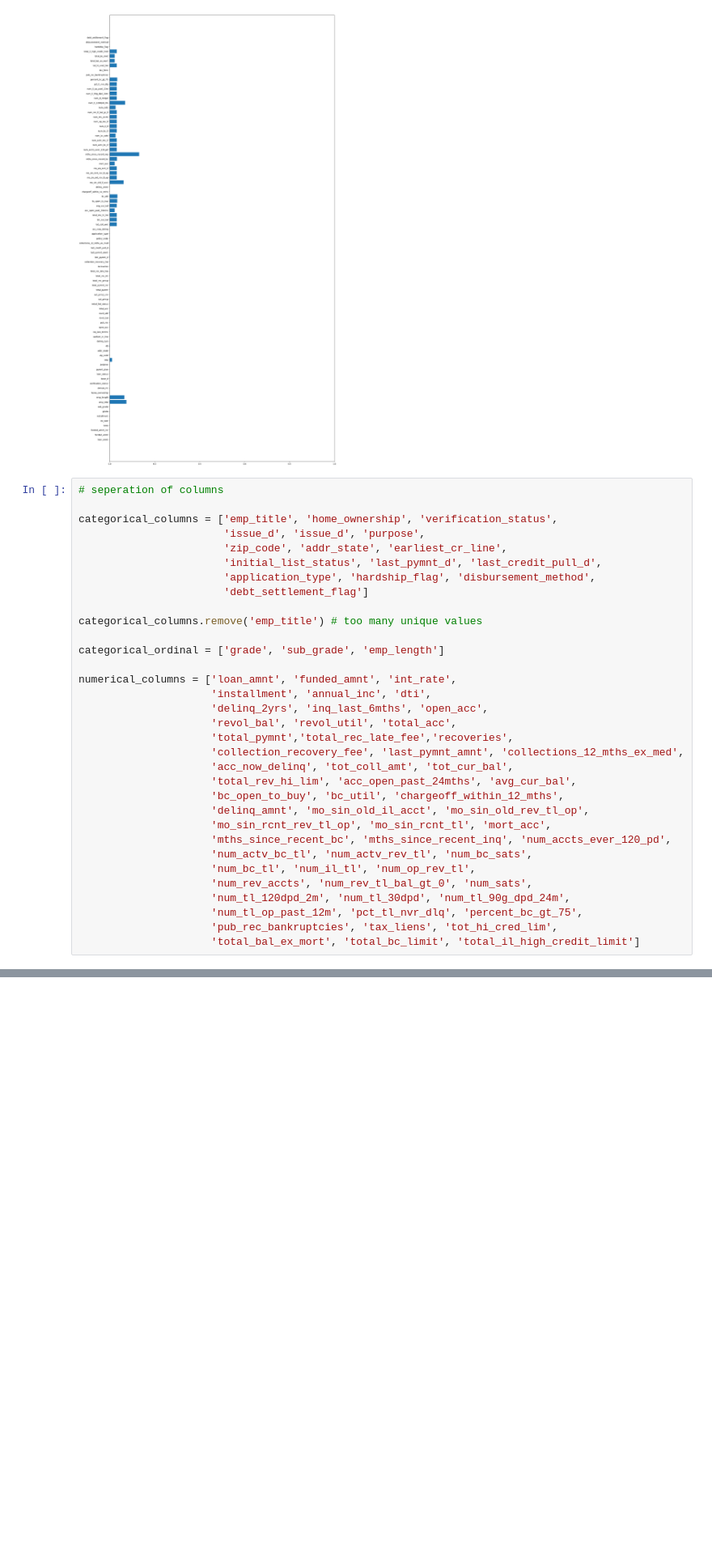
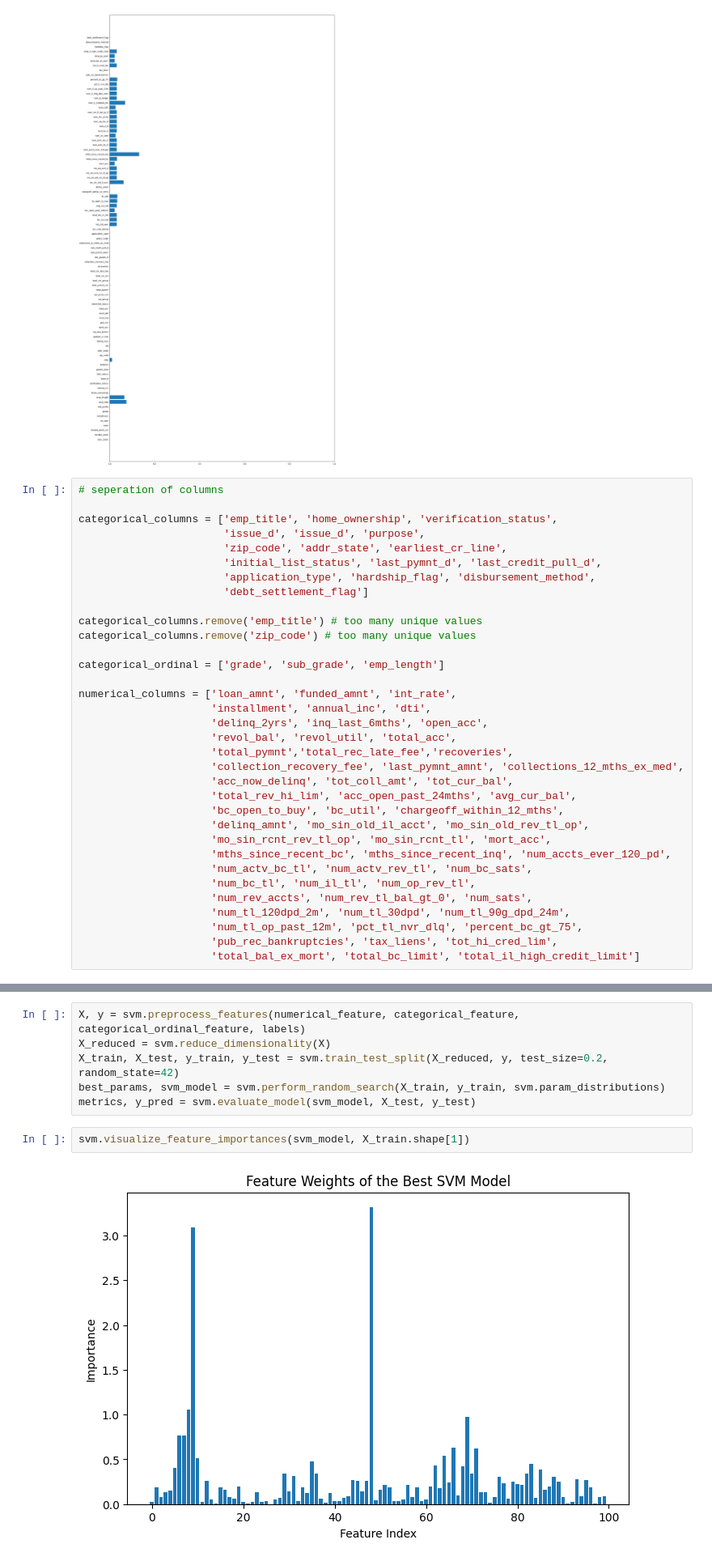
Before and after one commit to acnelexh/Lending_Club_Loan_Prediction, a Jupyter notebook: data.ipynb, the cells around one changed output, grey strips where cells are left out. Shown at 81% size. Cells and saved outputs as stored; diff of their text form; blank space fills up the shorter version.

```diff
--- a/data.ipynb
+++ b/data.ipynb
@@ -80,6 +80,7 @@ categorical_columns = ['emp_title', 'home_ownership', 'verification_status',
                        'debt_settlement_flag']
 
 categorical_columns.remove('emp_title') # too many unique values
+categorical_columns.remove('zip_code') # too many unique values
 
 categorical_ordinal = ['grade', 'sub_grade', 'emp_length']
 
@@ -171,0 +181,10 @@ categorical ordinal feature shape:  (1306356, 3)
+# %%
+X, y = svm.preprocess_features(numerical_feature, categorical_feature, categorical_ordinal_feature, labels)
+X_reduced = svm.reduce_dimensionality(X)
+X_train, X_test, y_train, y_test = svm.train_test_split(X_reduced, y, test_size=0.2, random_state=42)
+best_params, svm_model = svm.perform_random_search(X_train, y_train, svm.param_distributions)
+metrics, y_pred = svm.evaluate_model(svm_model, X_test, y_test)
+# %%
+svm.visualize_feature_importances(svm_model, X_train.shape[1])
+# %% [output]
+[figure, added]
```
Also changed, not shown: parts of 7 cells of this notebook, 1 other file.
